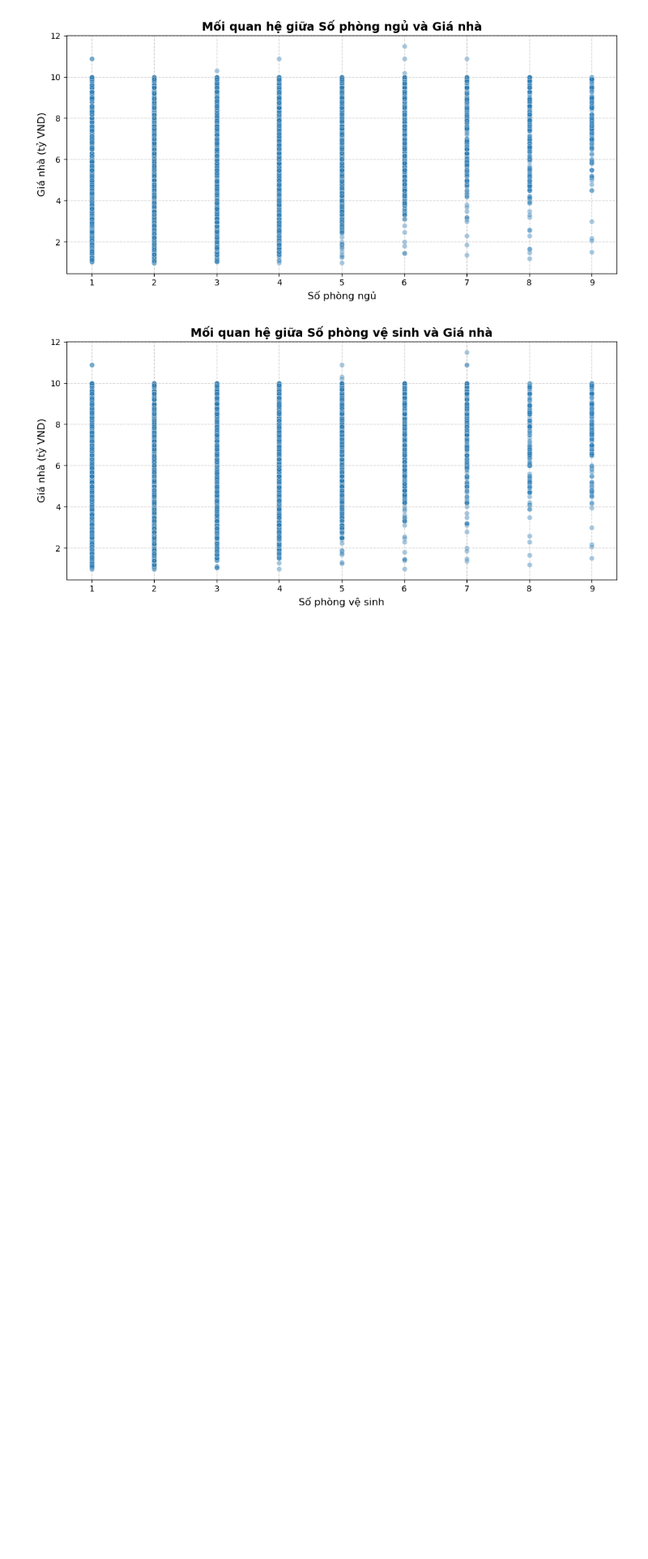
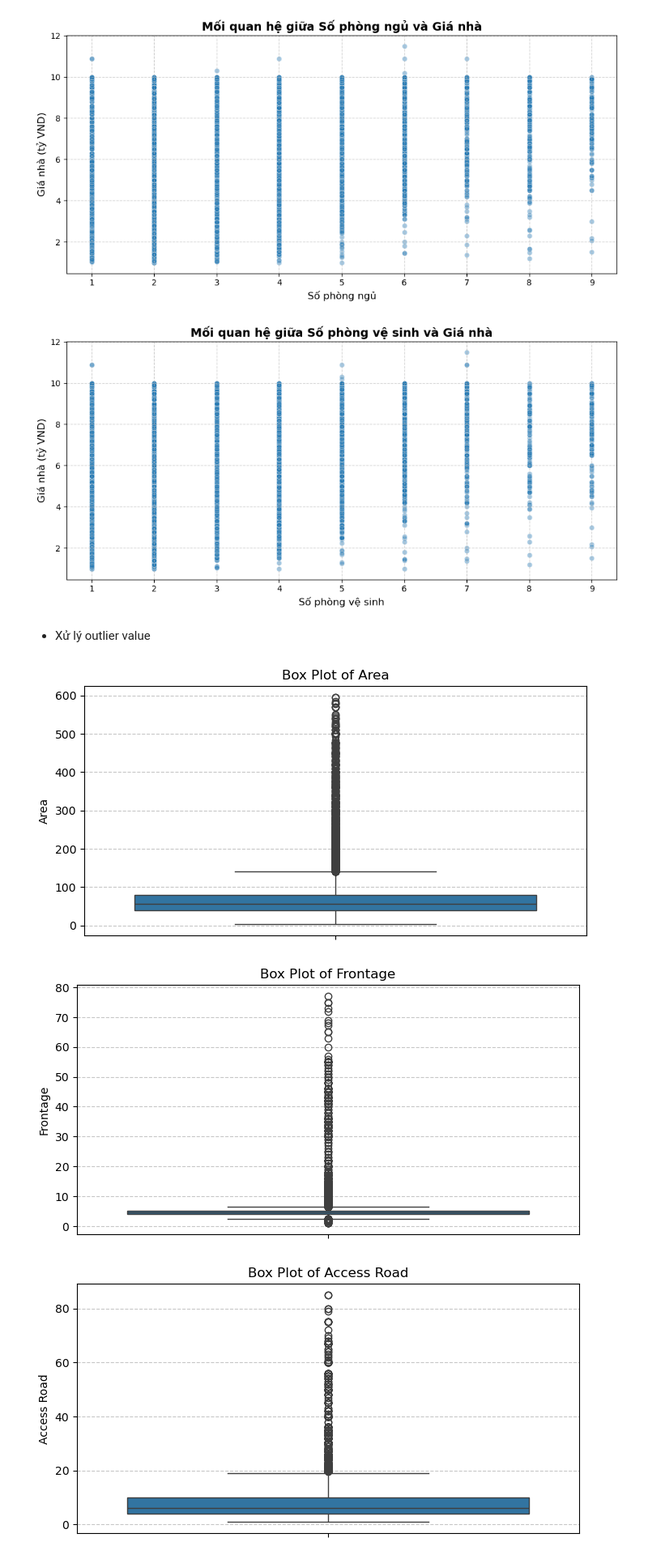
Before and after one commit to conluoi123/Machine-Learning---Project-1-, a Jupyter notebook: code/Part1_Regression/notebook.ipynb, the cells around one changed output. Shown at 81% size. Saved outputs shown, nothing was run; the diff lists cells and outputs as text; code cells hidden in the pictures; blank space fills up the shorter version.

Commit message:
feat(preprocess): add outlier handling

```diff
--- a/code/Part1_Regression/notebook.ipynb
+++ b/code/Part1_Regression/notebook.ipynb
@@ -122,3 +122,20 @@ for feature in numerical_features:
 [figure]
 [figure]
 [figure]
+# %% [markdown]
+- Xử lý outlier value
+# %%
+# Biểu đồ Boxplot để xem phân phối của các biến số
+numerical_cols = data.select_dtypes(include=['number']).columns
+
+for col in numerical_cols:
+    plt.figure(figsize=(8, 4))
+    sns.boxplot(y=data[col])
+    plt.title(f'Box Plot of {col}')
+    plt.ylabel(col)
+    plt.grid(True, axis='y', linestyle='--', alpha=0.7)
+    plt.show()
+# %% [output]
+[figure, added]
+[figure, added]
+[figure, added]
```
Also changed, not shown: parts of 1 cell of this notebook.
